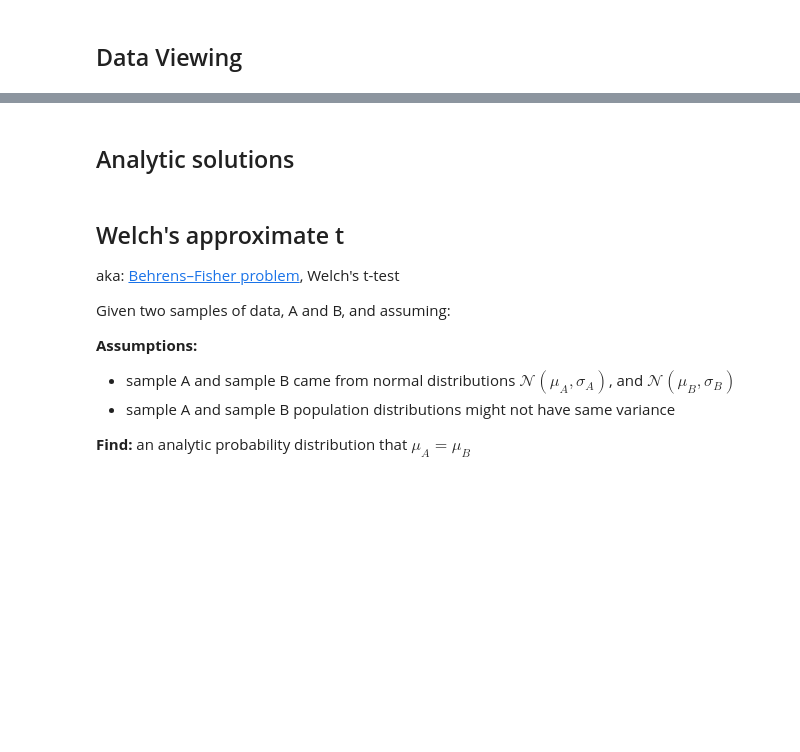
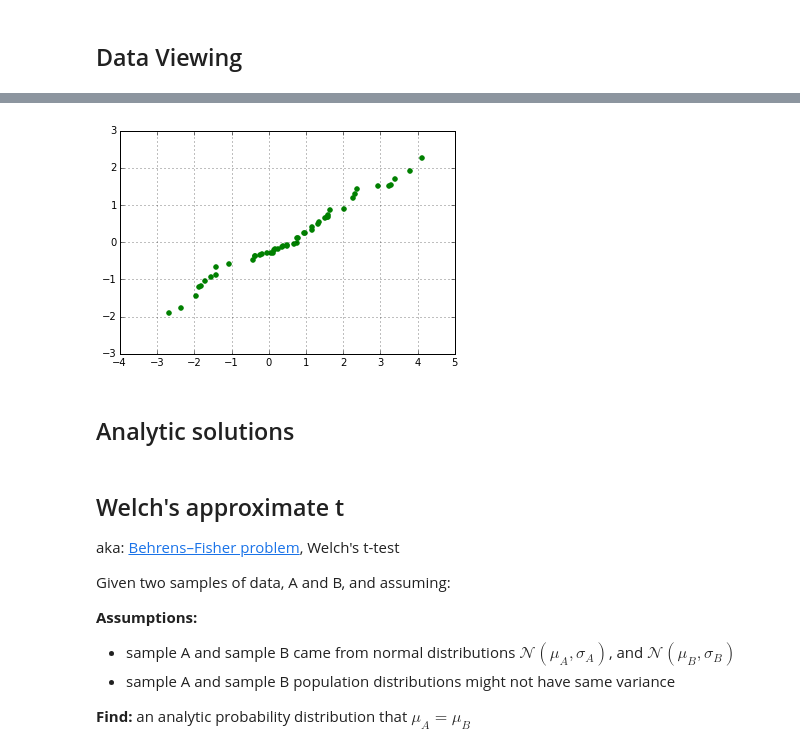
Before and after one commit to taylanksen/jupyter_notebooks, a Jupyter notebook: comparing-samples.ipynb, the cells around one changed output, grey strips where cells are left out. Cells and saved outputs as stored; diff of their text form; code cells hidden in the pictures; blank space fills up the shorter version.

```diff
--- a/t-test-alternatives.ipynb
+++ b/comparing-samples.ipynb
@@ -115,3 +119,14 @@ plt.show()
+# %%
+# qq plot
+sort_A = A.copy()sw
+sort_A.sort()
+sort_B = B.copy()
+sort_B.sort()
+plt.scatter(sort_A, sort_B, color='g')
+plt.grid()
+plt.show()
+# %% [output]
+[figure, added]
 # %% [markdown]
 ## Analytic solutions
 # %% [markdown]
```
Also changed, not shown: parts of 5 cells of this notebook.
